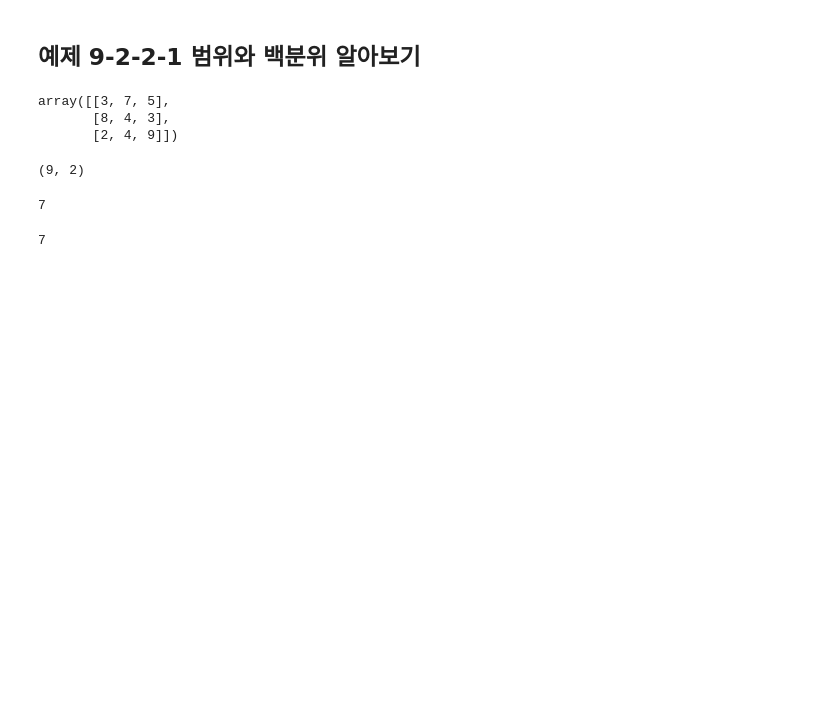
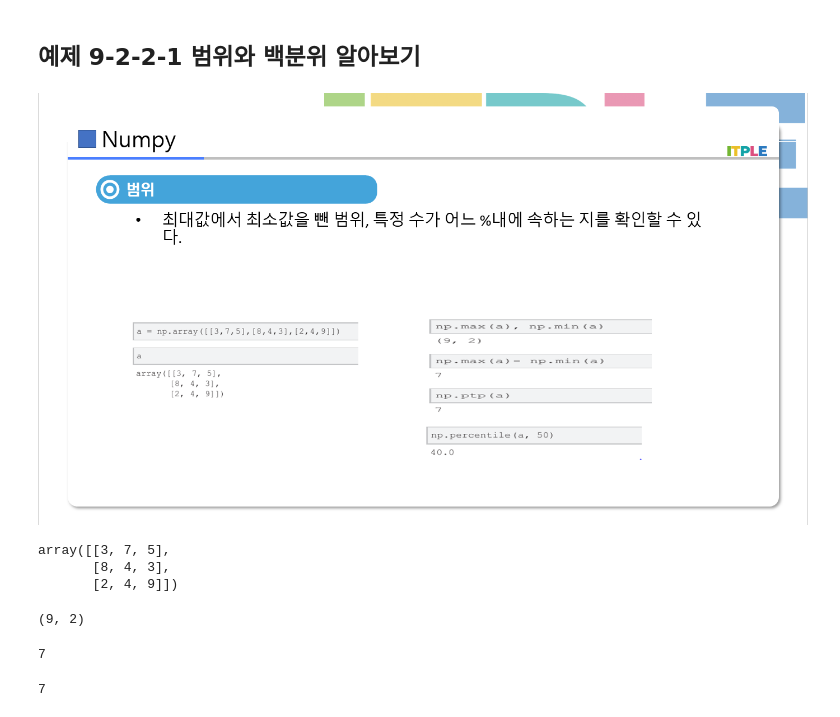
Before and after one commit to zerosum99/numpy_itple, a Jupyter notebook: 09장/numpy_chapter_9_2_2.ipynb, the cells around one changed output. Cells and saved outputs as stored; diff of their text form; code cells hidden in the pictures; blank space fills up the shorter version.

```diff
--- a/09장/numpy_chapter_9_2_2.ipynb
+++ b/09장/numpy_chapter_9_2_2.ipynb
@@ -7,5 +9,9 @@ np.__version__
 # %% [markdown]
 ## 예제 9-2-2-1  범위와 백분위 알아보기
+# %%
+Image("C:\\Users\\MG\\Desktop\\칼무리\\넘파이9장/K-006.png")
+# %% [output]
+[figure, added]
 # %%
 a = np.array([[3,7,5],[8,4,3],[2,4,9]])
 # %%
```
Also changed, not shown: parts of 8 cells of this notebook, 12 other files.
